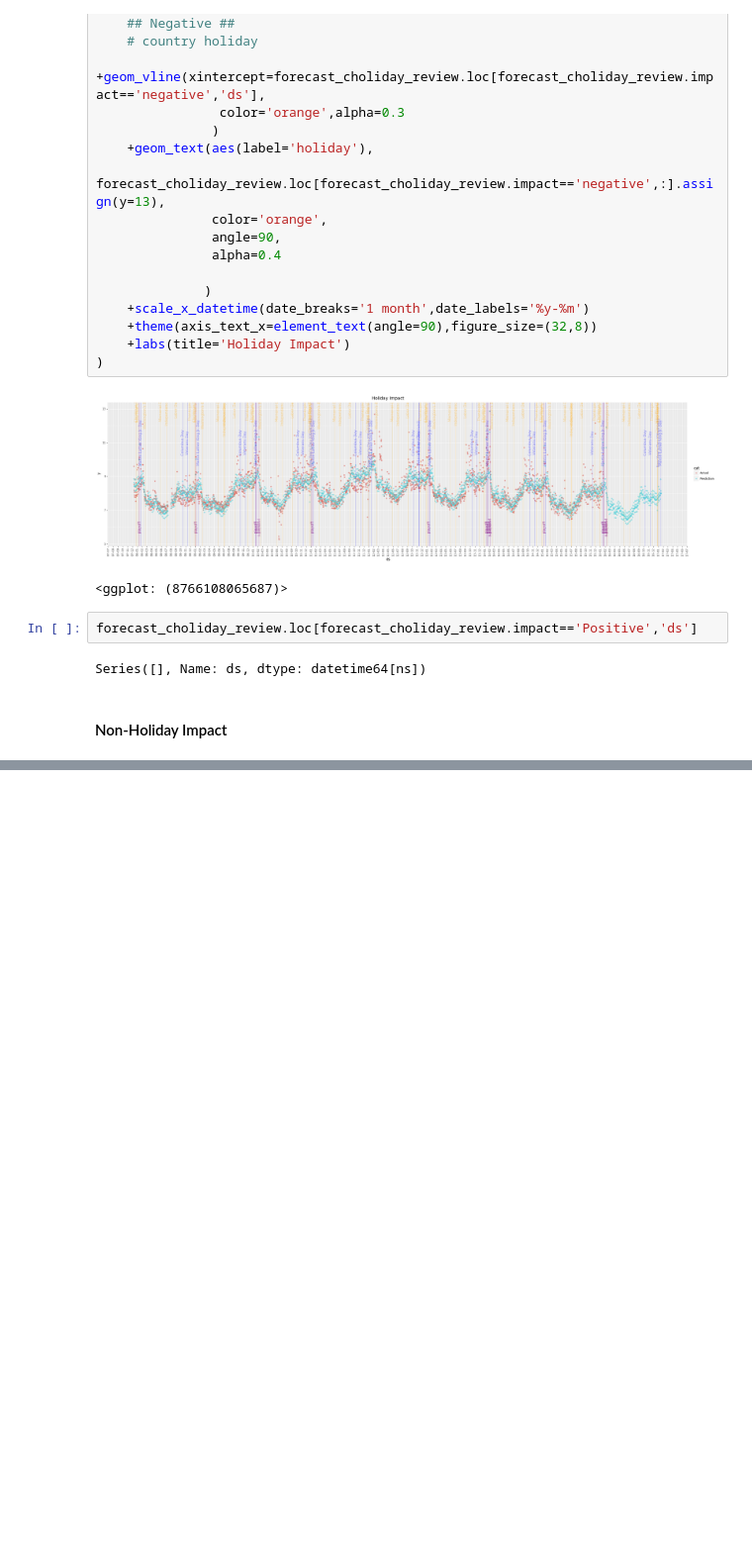
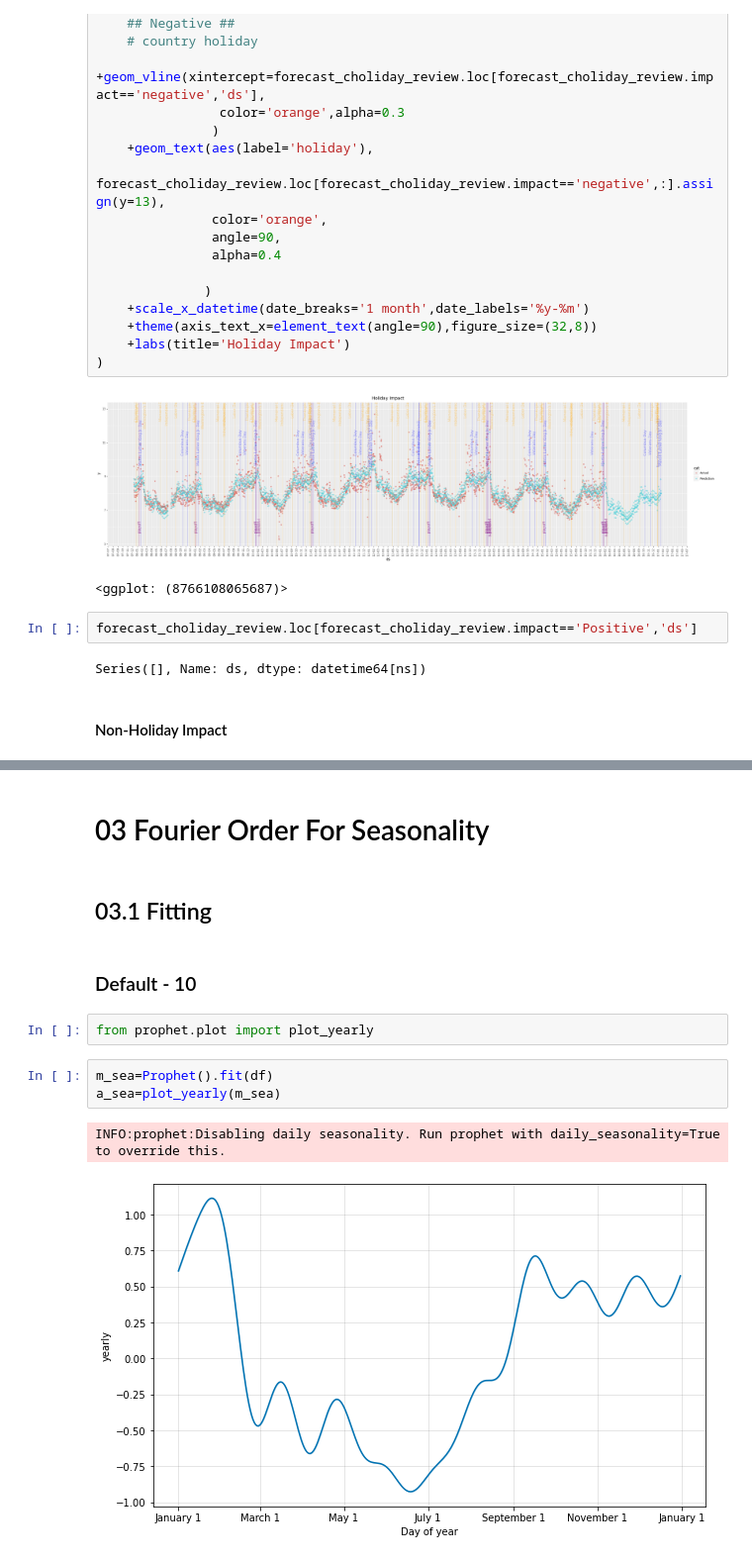
Before and after one commit to Ivanlong0630/Time_Series, a Jupyter notebook: Prophet/04_Prophet_Seasonality_HolidayEffects_Regressors.ipynb, the cells around one changed output, grey strips where cells are left out. Shown at 99% size. Drawn from its saved outputs; the diff is of its cells as text; blank space fills up the shorter version.

```diff
--- a/Prophet/04_Prophet_Seasonality_HolidayEffects_Regressors.ipynb
+++ b/Prophet/04_Prophet_Seasonality_HolidayEffects_Regressors.ipynb
@@ -576,0 +681,14 @@ Name: cat, dtype: int64
+# %% [markdown]
+# 03 Fourier Order For Seasonality
+# %% [markdown]
+## 03.1 Fitting
+# %% [markdown]
+### Default - 10
+# %%
+from prophet.plot import plot_yearly
+# %%
+m_sea=Prophet().fit(df)
+a_sea=plot_yearly(m_sea)
+# %% [output]
+INFO:prophet:Disabling daily seasonality. Run prophet with daily_seasonality=True to override this.
+[figure, added]
```
Also changed, not shown: parts of 9 cells of this notebook.
